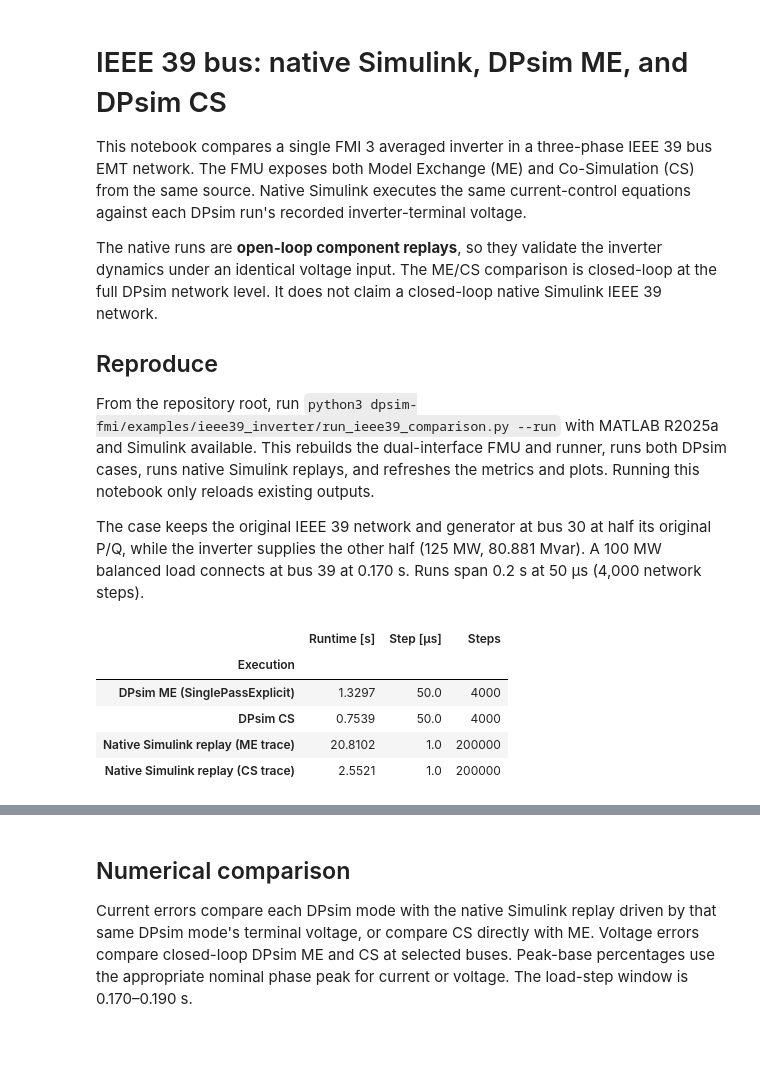
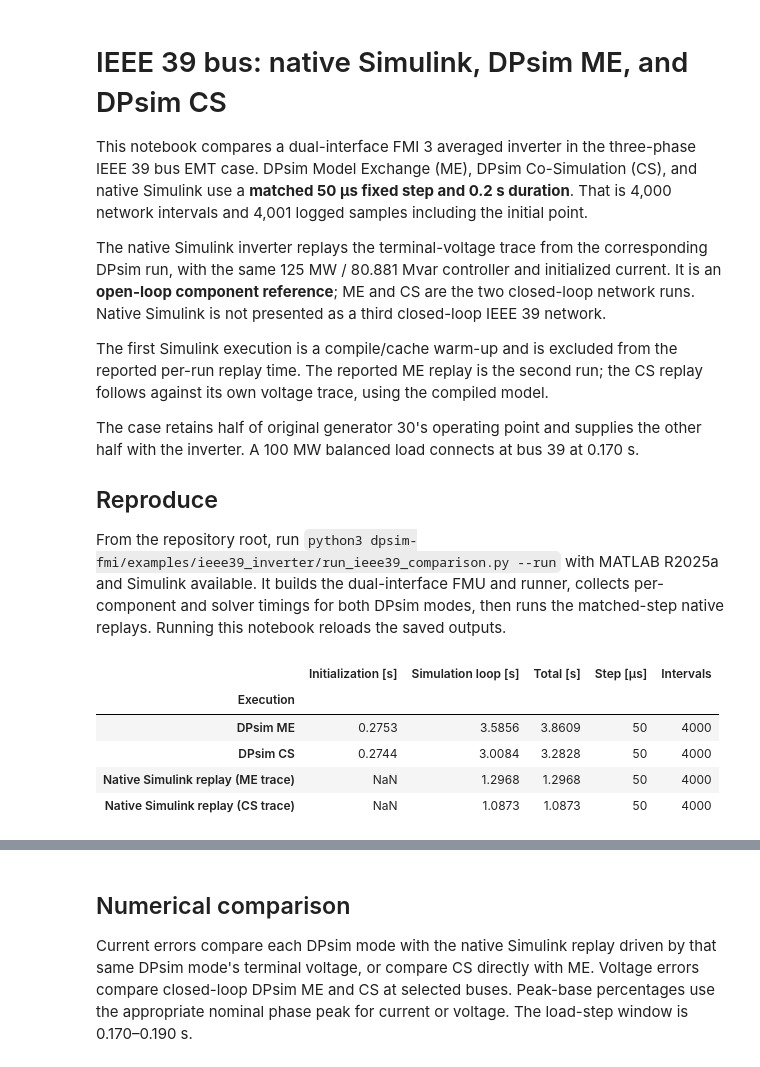
Before and after one commit to matthiasmees/dpsim, a Jupyter notebook: dpsim-fmi/examples/ieee39_inverter/IEEE39_Inverter_Comparison.ipynb, the cells around one changed output, grey strips where cells are left out. Cells and saved outputs as stored; diff of their text form; code cells hidden in the pictures.

Commit message:
perf(dpsim-fmi): profile matched IEEE39 ME and CS runs

```diff
--- a/dpsim-fmi/examples/ieee39_inverter/IEEE39_Inverter_Comparison.ipynb
+++ b/dpsim-fmi/examples/ieee39_inverter/IEEE39_Inverter_Comparison.ipynb
@@ -1,41 +1,48 @@
 # %% [markdown]
 # IEEE 39 bus: native Simulink, DPsim ME, and DPsim CS
 
-This notebook compares a single FMI 3 averaged inverter in a three-phase IEEE 39 bus EMT network. The FMU exposes both Model Exchange (ME) and Co-Simulation (CS) from the same source. Native Simulink executes the same current-control equations against each DPsim run's recorded inverter-terminal voltage.
+This notebook compares a dual-interface FMI 3 averaged inverter in the three-phase IEEE 39 bus EMT case. DPsim Model Exchange (ME), DPsim Co-Simulation (CS), and native Simulink use a **matched 50 µs fixed step and 0.2 s duration**. That is 4,000 network intervals and 4,001 logged samples including the initial point.
 
-The native runs are **open-loop component replays**, so they validate the inverter dynamics under an identical voltage input. The ME/CS comparison is closed-loop at the full DPsim network level. It does not claim a closed-loop native Simulink IEEE 39 network.
+The native Simulink inverter replays the terminal-voltage trace from the corresponding DPsim run, with the same 125 MW / 80.881 Mvar controller and initialized current. It is an **open-loop component reference**; ME and CS are the two closed-loop network runs. Native Simulink is not presented as a third closed-loop IEEE 39 network.
+
+The first Simulink execution is a compile/cache warm-up and is excluded from the reported per-run replay time. The reported ME replay is the second run; the CS replay follows against its own voltage trace, using the compiled model.
+
+The case retains half of original generator 30's operating point and supplies the other half with the inverter. A 100 MW balanced load connects at bus 39 at 0.170 s.
 
 ## Reproduce
 
-From the repository root, run `python3 dpsim-fmi/examples/ieee39_inverter/run_ieee39_comparison.py --run` with MATLAB R2025a and Simulink available. This rebuilds the dual-interface FMU and runner, runs both DPsim cases, runs native Simulink replays, and refreshes the metrics and plots. Running this notebook only reloads existing outputs.
-
-The case keeps the original IEEE 39 network and generator at bus 30 at half its original P/Q, while the inverter supplies the other half (125 MW, 80.881 Mvar). A 100 MW balanced load connects at bus 39 at 0.170 s. Runs span 0.2 s at 50 µs (4,000 network steps).
+From the repository root, run `python3 dpsim-fmi/examples/ieee39_inverter/run_ieee39_comparison.py --run` with MATLAB R2025a and Simulink available. It builds the dual-interface FMU and runner, collects per-component and solver timings for both DPsim modes, then runs the matched-step native replays. Running this notebook reloads the saved outputs.
 # %%
 import json
 from pathlib import Path
 import pandas as pd
 from IPython.display import display, Image
 
 repo = Path.cwd()
 if not (repo / 'dpsim-fmi/examples/ieee39_inverter/run_ieee39_comparison.py').exists():
     raise FileNotFoundError('Open this notebook with the DPsim repository as its working directory.')
 case = repo / 'dpsim-fmi/examples/ieee39_inverter'
 build = next((candidate for candidate in (repo / 'build-fmi-cosim', repo / 'build-fmi') if (candidate / 'CMakeCache.txt').is_file()), repo / 'build-fmi-cosim')
 data = build / 'ieee39-inverter'
 metrics = json.loads((data / 'ieee39_metrics.json').read_text())
 timings = metrics['timings']
 
+assert timings['me']['communication_step_s'] == timings['cs']['communication_step_s'] == 50e-6
+assert timings['me']['stop_time_s'] == timings['cs']['stop_time_s'] == 0.2
+assert all(abs(timings['native_replay'][m]['fixed_step_s'] - 50e-6) < 1e-12 for m in ('me', 'cs'))
+assert all(abs(timings['native_replay'][m]['stop_time_s'] - 0.2) < 1e-12 for m in ('me', 'cs'))
+
 runtime_rows = [
-    {'Execution': 'DPsim ME (SinglePassExplicit)', 'Runtime [s]': timings['me']['simulation_runtime_s'], 'Step [µs]': timings['me']['communication_step_s'] * 1e6, 'Steps': timings['me']['network_steps']},
-    {'Execution': 'DPsim CS', 'Runtime [s]': timings['cs']['simulation_runtime_s'], 'Step [µs]': timings['cs']['communication_step_s'] * 1e6, 'Steps': timings['cs']['network_steps']},
-    {'Execution': 'Native Simulink replay (ME trace)', 'Runtime [s]': timings['native_replay']['me']['runtime_s'], 'Step [µs]': timings['native_replay']['me']['fixed_step_s'] * 1e6, 'Steps': round(0.2 / timings['native_replay']['me']['fixed_step_s'])},
-    {'Execution': 'Native Simulink replay (CS trace)', 'Runtime [s]': timings['native_replay']['cs']['runtime_s'], 'Step [µs]': timings['native_replay']['cs']['fixed_step_s'] * 1e6, 'Steps': round(0.2 / timings['native_replay']['cs']['fixed_step_s'])},
+    {'Execution': 'DPsim ME', 'Initialization [s]': timings['me']['initialization_runtime_s'], 'Simulation loop [s]': timings['me']['simulation_runtime_s'], 'Total [s]': timings['me']['total_runtime_s'], 'Step [µs]': 50, 'Intervals': 4000},
+    {'Execution': 'DPsim CS', 'Initialization [s]': timings['cs']['initialization_runtime_s'], 'Simulation loop [s]': timings['cs']['simulation_runtime_s'], 'Total [s]': timings['cs']['total_runtime_s'], 'Step [µs]': 50, 'Intervals': 4000},
+    {'Execution': 'Native Simulink replay (ME trace)', 'Initialization [s]': None, 'Simulation loop [s]': timings['native_replay']['me']['runtime_s'], 'Total [s]': timings['native_replay']['me']['runtime_s'], 'Step [µs]': 50, 'Intervals': 4000},
+    {'Execution': 'Native Simulink replay (CS trace)', 'Initialization [s]': None, 'Simulation loop [s]': timings['native_replay']['cs']['runtime_s'], 'Total [s]': timings['native_replay']['cs']['runtime_s'], 'Step [µs]': 50, 'Intervals': 4000},
 ]
 display(pd.DataFrame(runtime_rows).set_index('Execution').round(4))
 # %% [output]
-|  | Runtime [s] | Step [µs] | Steps |
-| Execution |  |  |  |
-| DPsim ME (SinglePassExplicit) | 1.3297 | 50.0 | 4000 |
-| DPsim CS | 0.7539 | 50.0 | 4000 |
-| Native Simulink replay (ME trace) | 20.8102 | 1.0 | 200000 |
-| Native Simulink replay (CS trace) | 2.5521 | 1.0 | 200000 |
+|  | Initialization [s] | Simulation loop [s] | Total [s] | Step [µs] | Intervals |
+| Execution |  |  |  |  |  |
+| DPsim ME | 0.2753 | 3.5856 | 3.8609 | 50 | 4000 |
+| DPsim CS | 0.2744 | 3.0084 | 3.2828 | 50 | 4000 |
+| Native Simulink replay (ME trace) | NaN | 1.2968 | 1.2968 | 50 | 4000 |
+| Native Simulink replay (CS trace) | NaN | 1.0873 | 1.0873 | 50 | 4000 |
```
Also changed, not shown: parts of 4 cells of this notebook, 4 other files.
